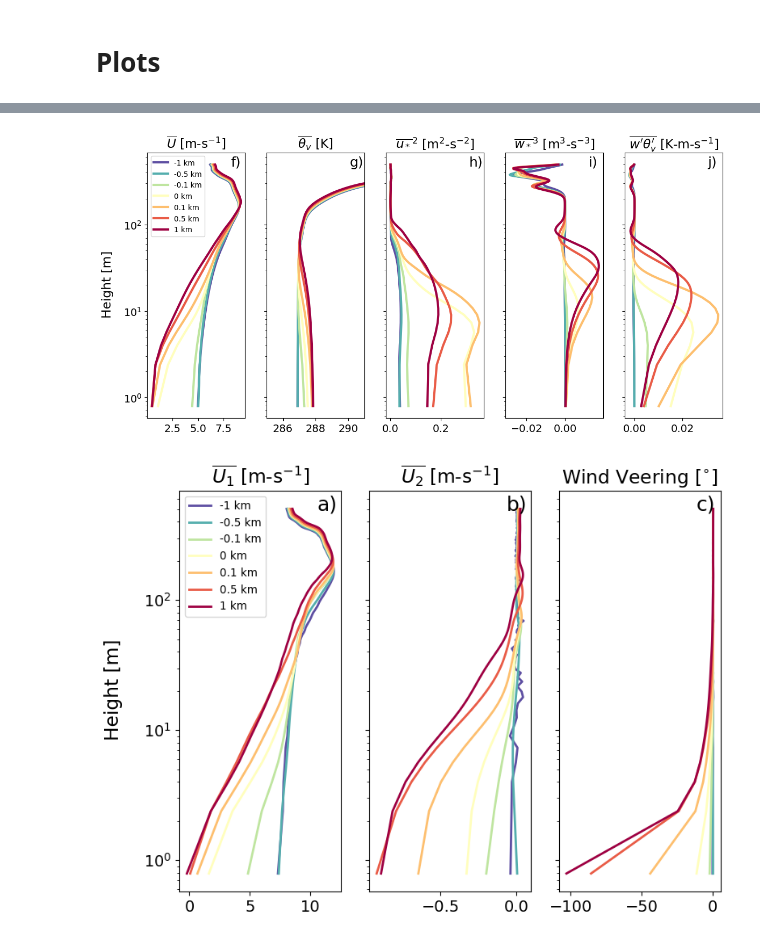
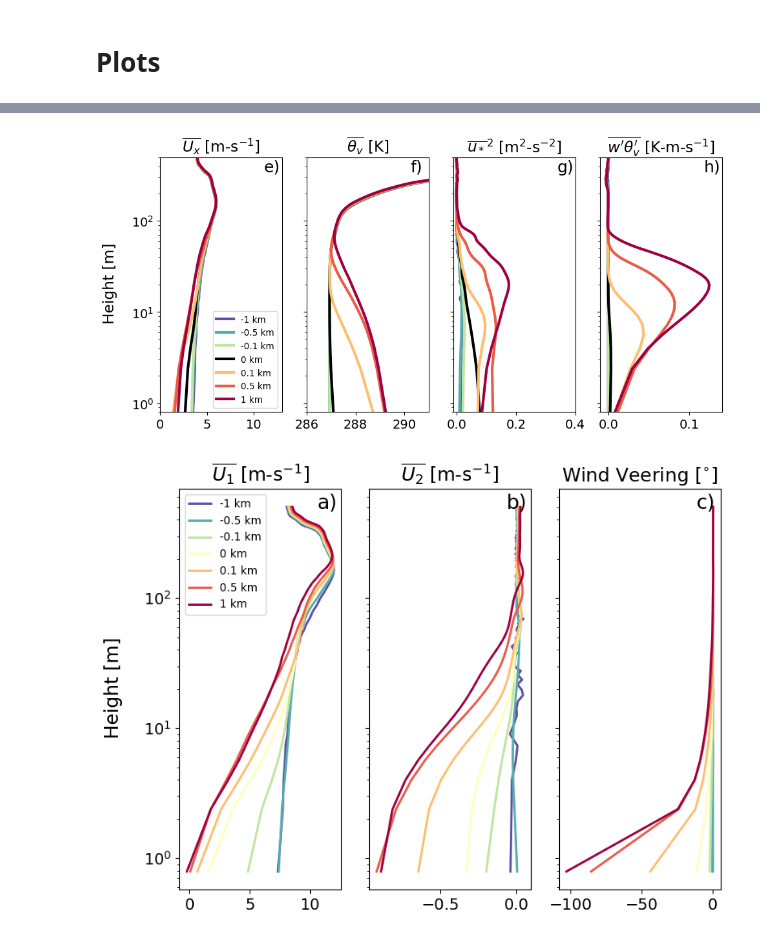
Before and after one commit to jameshlywiak/ABL-surface-layer, a Jupyter notebook: umn_LES.ipynb, the cells around one changed output, grey strips where cells are left out. Saved outputs shown, nothing was run; the diff lists cells and outputs as text; code cells hidden in the pictures.

```diff
--- a/umn_LES.ipynb
+++ b/umn_LES.ipynb
@@ -157,6 +165,12 @@ alph = ['a)', 'b)', 'c)', 'd)', 'e)', 'f)', 'g)', 'h)', 'i)', 'j)']
 # %%
 ## quick plots
 plt.rcParams.update({'font.size': 14})
+
+les_plt = 'Con'
+if les_plt == 'Con':
+    ds = ds_con
+elif les_plt == 'Neu':
+    ds = ds_neu
 
 fig, ax = plt.subplots(3,2, figsize=(10,8), sharex=True, sharey=True)
 ax = ax.flatten()
@@ -171,12 +185,12 @@ labels = [
     r'$\overline{e}$ [m$^2$-s$^{-2}$]',
 ]
 
-ds.U.plot(ax=ax[0], x='X_coast', y='Height', cmap='Spectral_r', vmin=0, vmax=8, extend='both', cbar_kwargs=cbar_args)
+ds.U.plot(ax=ax[0], x='X_coast', y='Height', cmap='Spectral_r', vmin=0, vmax=6, extend='both', cbar_kwargs=cbar_args)
 ds.V.plot(ax=ax[2], x='X_coast', y='Height', cmap='RdBu_r', vmin=-0.3, vmax=0.3, extend='both', cbar_kwargs=cbar_args)
-ds.T.plot(ax=ax[4], x='X_coast', y='Height', cmap='Spectral_r', vmin=286, vmax=288, extend='both', cbar_kwargs=cbar_args)
+ds.T.plot(ax=ax[4], x='X_coast', y='Height', cmap='Spectral_r', vmin=287, vmax=290, extend='both', cbar_kwargs=cbar_args)
 
 (ds.ustar**2).plot(ax=ax[1], x='X_coast', y='Height', cmap='terrain_r', vmin=0, vmax=0.4, extend='both', cbar_kwargs=cbar_args)
-ds.WpTp.plot(ax=ax[3], x='X_coast', y='Height', cmap='RdBu_r', vmin=-0.1, vmax=0.1, extend='both', cbar_kwargs=cbar_args)
+ds.WPTP.plot(ax=ax[3], x='X_coast', y='Height', cmap='RdBu_r', vmin=-0.12, vmax=0.12, extend='both', cbar_kwargs=cbar_args)
 ds.TKE.plot(ax=ax[5], x='X_coast', y='Height', cmap='terrain_r', vmin=0, vmax=3, extend='both', cbar_kwargs=cbar_args)
 
 for n,axis in enumerate(ax):
@@ -190,6 +204,6 @@ for n,axis in enumerate(ax):
 fig.supylabel('Height [m]')
 fig.tight_layout()
 
-fig.savefig(f'figures/LES_quick_look_{save_str}.png', bbox_inches='tight', dpi=300)
-fig.savefig(f'figures/LES_quick_look_{save_str}.pdf', bbox_inches='tight')
+fig.savefig(f'figures/LES_quick_look_{les_plt}.png', bbox_inches='tight', dpi=300)
+fig.savefig(f'figures/LES_quick_look_{les_plt}.pdf', bbox_inches='tight')
 # %% [output]
@@ -197,6 +254,12 @@ fig.savefig(f'figures/LES_quick_look_{save_str}.pdf', bbox_inches='tight')
 # %%
 ## quick plots
 plt.rcParams.update({'font.size': 14})
+
+save_str = 'Con'
+if save_str == 'Con':
+    ds = ds_con
+elif save_str == 'Neu':
+    ds = ds_neu
 
 xplt = [-996, -500, -100, 0, 100, 500, 1000]
 xlabz = [-1, -0.5, -0.1, 0, 0.1, 0.5, 1]
@@ -204,49 +267,51 @@ N = len(xplt)
 cmap = cm.Spectral_r
 colors = cmap(np.linspace(0, 1, N))
 
-fig, ax = plt.subplots(1,5, figsize=(12,6), sharex=False, sharey=True)
+fig, ax = plt.subplots(1,4, figsize=(10,5), sharex=False, sharey=True)
 ax = ax.flatten()
 lw = 3
 
 cbar_args = {'label': ''}
 labels = [
-    r'$\overline{U}$ [m-s$^{-1}$]',
+    r'$\overline{U_x}$ [m-s$^{-1}$]',
     r'$\overline{\theta_v}$ [K]',
     r'$\overline{u_*}^2$ [m$^2$-s$^{-2}$]',
-    r'$\overline{w_*}^3$ [m$^3$-s$^{-3}$]',
     r'$\overline{w^{\prime}\theta_v^{\prime}}$ [K-m-s$^{-1}$]',
 ]
 
 for x, xdis in enumerate(xplt):
-    ds.wsp.interp(X_coast=xdis).plot(ax=ax[0], y='Height', c=colors[x], lw=lw, label=f'{xlabz[x]} km')
+    if xdis == 0:
+        colors[x] = [0,0,0, 1]
+    ds.U.interp(X_coast=xdis).plot(ax=ax[0], y='Height', c=colors[x], lw=lw, label=f'{xlabz[x]} km')
     ds.T.interp(X_coast=xdis).plot(ax=ax[1], y='Height', c=colors[x], lw=lw, label=f'{xlabz[x]} km')
     (ds.ustar**2).interp(X_coast=xdis).plot(ax=ax[2], y='Height', c=colors[x], lw=lw, label=f'{xlabz[x]} km')
-    (ds.wstar3).interp(X_coast=xdis).plot(ax=ax[3], y='Height', c=colors[x], lw=lw, label=f'{xlabz[x]} km')
-    ds.WpTp.interp(X_coast=xdis).plot(ax=ax[4], y='Height', c=colors[x], lw=lw, label=f'{xlabz[x]} km')
+    ds.WPTP.interp(X_coast=xdis).plot(ax=ax[3], y='Height', c=colors[x], lw=lw, label=f'{xlabz[x]} km')
 
-ax[1].set_xlim([285, 291])
-#ax[3].set_xlim([-0.1, 0.12])
+ax[0].set_xlim([0, 13])
+ax[1].set_xlim([286, 291])
+ax[2].set_xlim([-0.01, 0.4])
+ax[3].set_xlim([-0.01, 0.14])
 for n,axis in enumerate(ax):
-    #axis.set_ylim([0, 200])
+    axis.set_ylim([0.8, 500])
     axis.set_yscale('log')
     axis.set_xlabel('')
     axis.set_ylabel('')
     #if n>=4: axis.set_xlabel('Distance from Coast [m]')
     axis.set_title(f'{labels[n]}', loc='center')
     width = axis.get_xlim()[1] - axis.get_xlim()[0]
     height = axis.get_ylim()[1] - axis.get_ylim()[0]
-    if 'CONV' in save_str.upper(): axis.annotate(f'{alph[n]}', (axis.get_xlim()[1] - 0.15*width, axis.get_ylim()[1] - 0.3*height), fontsize=18)
-    elif 'HW' in save_str.upper(): axis.annotate(f'{alph[n+5]}', (axis.get_xlim()[1] - 0.15*width, axis.get_ylim()[1] - 0.3*height), fontsize=18)
+    if 'Neu' in save_str: axis.annotate(f'{alph[n]}', (axis.get_xlim()[1] - 0.15*width, axis.get_ylim()[1] - 0.3*height), fontsize=18)
+    elif 'Con' in save_str: axis.annotate(f'{alph[n+4]}', (axis.get_xlim()[1] - 0.15*width, axis.get_ylim()[1] - 0.3*height), fontsize=18)
 
-ax[0].legend(fontsize='x-small', loc='upper left')
+ax[0].legend(fontsize='x-small', loc='best')
 
 fig.supylabel('Height [m]')
 fig.tight_layout()
 
 fig.savefig(f'LES_quick_look_profiles_{save_str}.png', bbox_inches='tight', dpi=300)
 fig.savefig(f'LES_quick_look_profiles_{save_str}.pdf', bbox_inches='tight')
 # %% [output]
-[figure, old version]
+[figure, new version]
 # %%
 ## quick plots
 plt.rcParams.update({'font.size': 14})
```
Also changed, not shown: parts of 14 cells of this notebook, 2 other files.
